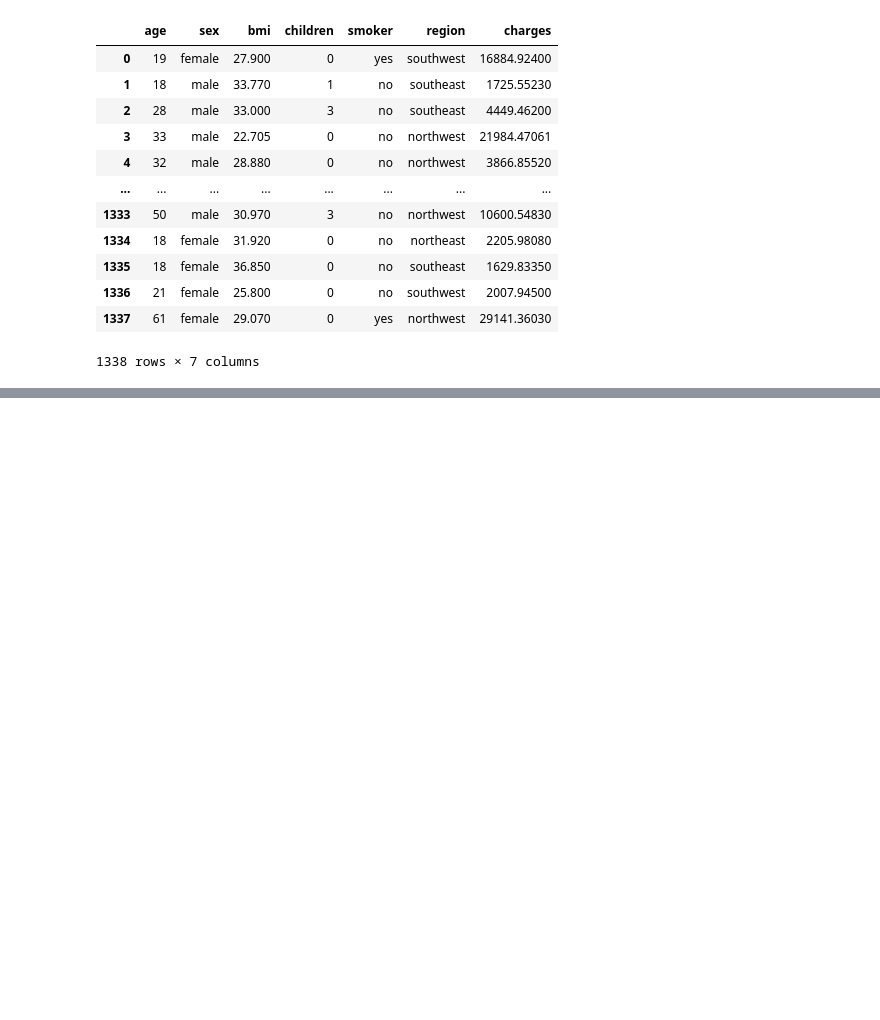
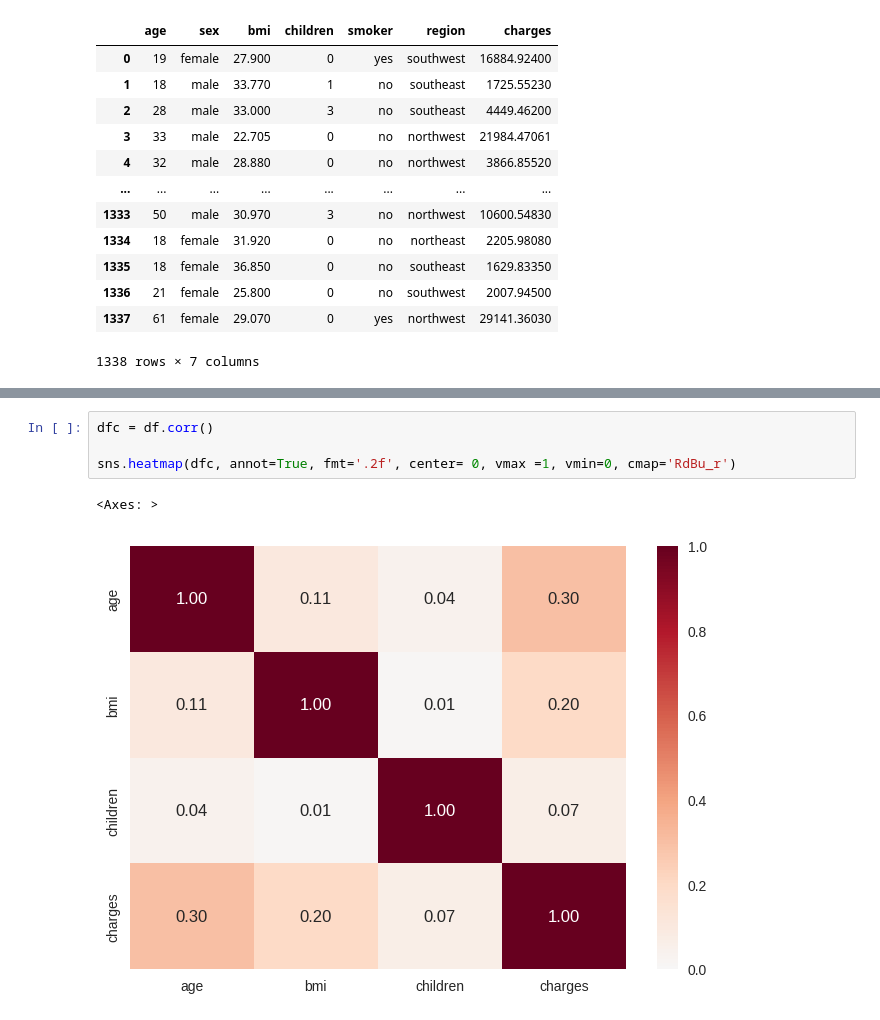
Before and after one commit to GTBelini22/Estudo_Ciencia_de_dados, a Jupyter notebook: Deploy/Pipeline/Inserindo_Produção_insurance.ipynb, the cells around one changed output, grey strips where cells are left out. Cells and saved outputs as stored; diff of their text form; blank space fills up the shorter version.

```diff
--- a/Deploy/Pipeline/Inserindo_Produção_insurance.ipynb
+++ b/Deploy/Pipeline/Inserindo_Produção_insurance.ipynb
@@ -58,0 +110,7 @@ df
+# %%
+dfc = df.corr()
+
+sns.heatmap(dfc, annot=True, fmt='.2f', center= 0, vmax =1, vmin=0, cmap='RdBu_r')
+# %% [output]
+<Axes: >
+[figure, added]
```
Also changed, not shown: parts of 8 cells of this notebook.
